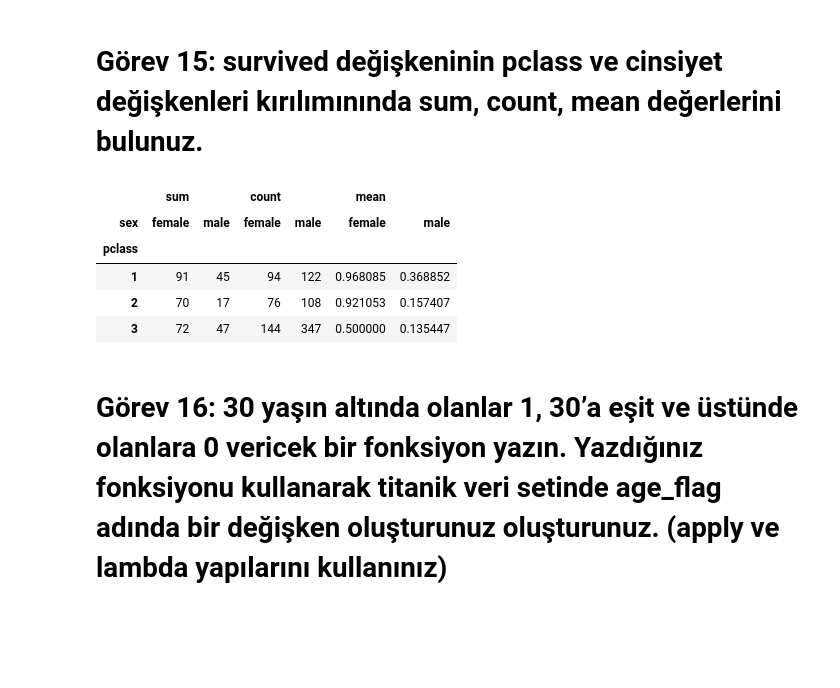
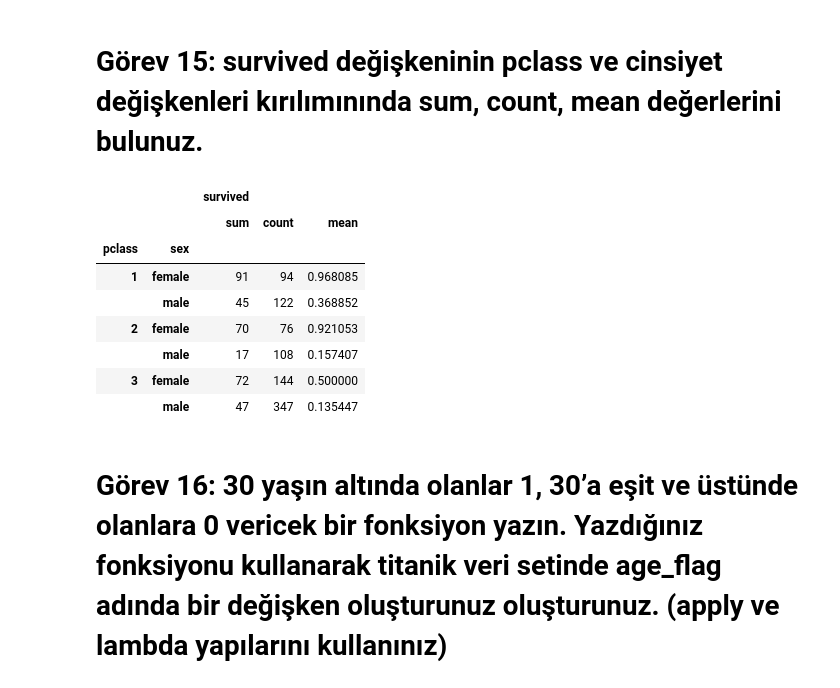
Before and after one commit to erkamesen/Data-Lover, a Jupyter notebook: List Comprehension ve Pandas Alıştırmaları /pandas_gorevler.ipynb, the cells around one changed output. Saved outputs shown, nothing was run; the diff lists cells and outputs as text; code cells hidden in the pictures; blank space fills up the shorter version.

```diff
--- a/List Comprehension ve Pandas Alıştırmaları /pandas_gorevler.ipynb
+++ b/List Comprehension ve Pandas Alıştırmaları /pandas_gorevler.ipynb
@@ -194,14 +247,17 @@ False
 # %% [markdown]
 # Görev 15:  survived değişkeninin pclass ve cinsiyet değişkenleri kırılımınında sum, count, mean değerlerini bulunuz.
 # %%
-df.pivot_table("survived","pclass","sex", aggfunc=["sum","count","mean"])
+df.groupby(["pclass","sex"]).agg({"survived":["sum","count","mean"]})
 # %% [output]
-|  | sum |  | count |  | mean |  |
-| sex | female | male | female | male | female | male |
-| pclass |  |  |  |  |  |  |
-| 1 | 91 | 45 | 94 | 122 | 0.968085 | 0.368852 |
-| 2 | 70 | 17 | 76 | 108 | 0.921053 | 0.157407 |
-| 3 | 72 | 47 | 144 | 347 | 0.500000 | 0.135447 |
+|  |  | survived |  |  |
+|  |  | sum | count | mean |
+| pclass | sex |  |  |  |
+| 1 | female | 91 | 94 | 0.968085 |
+|  | male | 45 | 122 | 0.368852 |
+| 2 | female | 70 | 76 | 0.921053 |
+|  | male | 17 | 108 | 0.157407 |
+| 3 | female | 72 | 144 | 0.500000 |
+|  | male | 47 | 347 | 0.135447 |
 # %% [markdown]
 # Görev 16:  30 yaşın altında olanlar 1, 30’a eşit ve üstünde olanlara 0 vericek bir fonksiyon yazın. Yazdığınız fonksiyonu kullanarak titanik veri setinde age_flag adında bir değişken oluşturunuz oluşturunuz. (apply ve lambda yapılarını kullanınız)
 # %%
```
Also changed, not shown: parts of 11 cells of this notebook, 1 other file.
